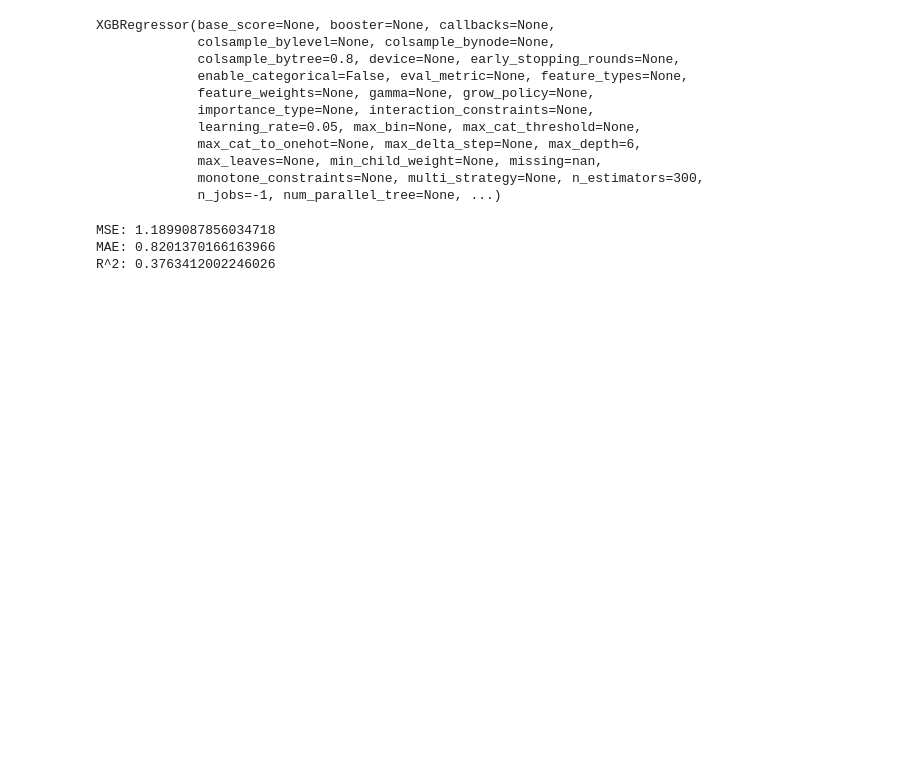
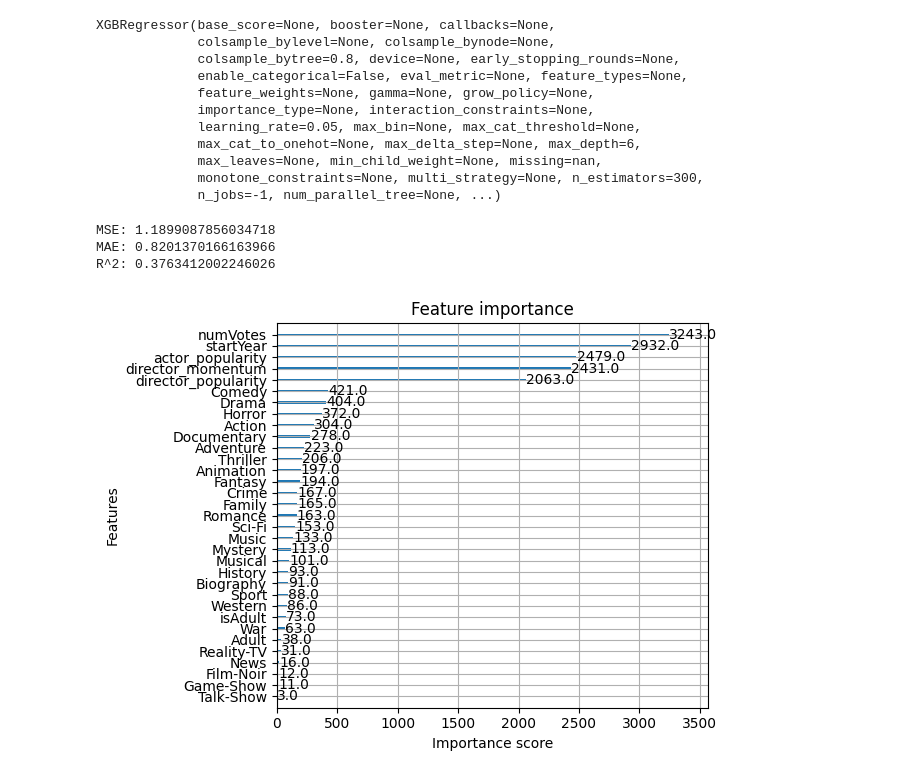
Before and after one commit to connor-mcbride/movie-review-analysis, a Jupyter notebook: xgboost_model.ipynb, the cells around one changed output. Drawn from its saved outputs; the diff is of its cells as text; code cells hidden in the pictures; blank space fills up the shorter version.

Commit message:
added feature importance

```diff
--- a/xgboost_model.ipynb
+++ b/xgboost_model.ipynb
@@ -147,3 +149,10 @@ print("R^2:", r2)
 MSE: 1.1899087856034718
 MAE: 0.8201370166163966
 R^2: 0.3763412002246026
+# %%
+# Visualize feature importance
+xgb.plot_importance(model)
+plt.tight_layout()
+plt.show()
+# %% [output]
+[figure, added]
```
Also changed, not shown: parts of 1 cell of this notebook.
